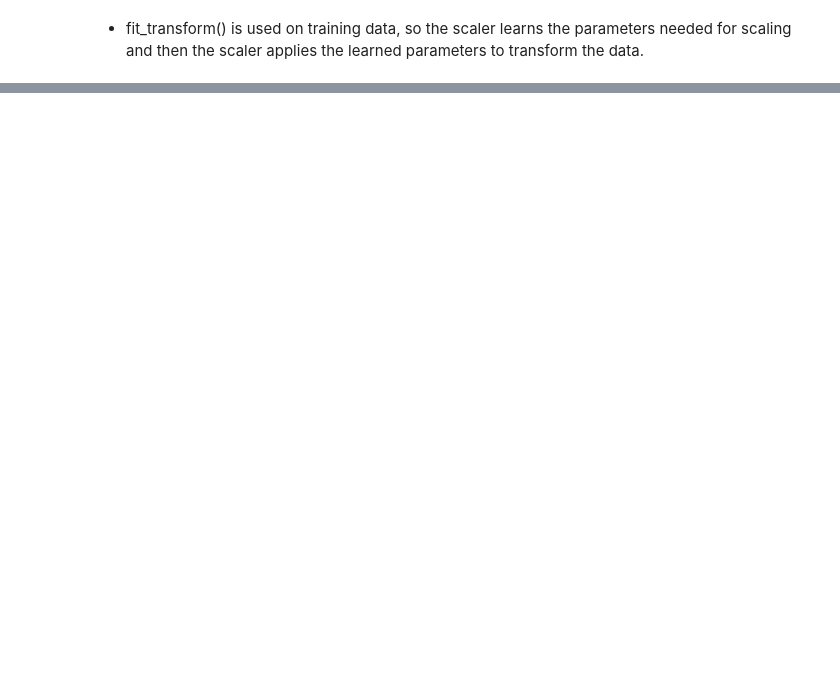
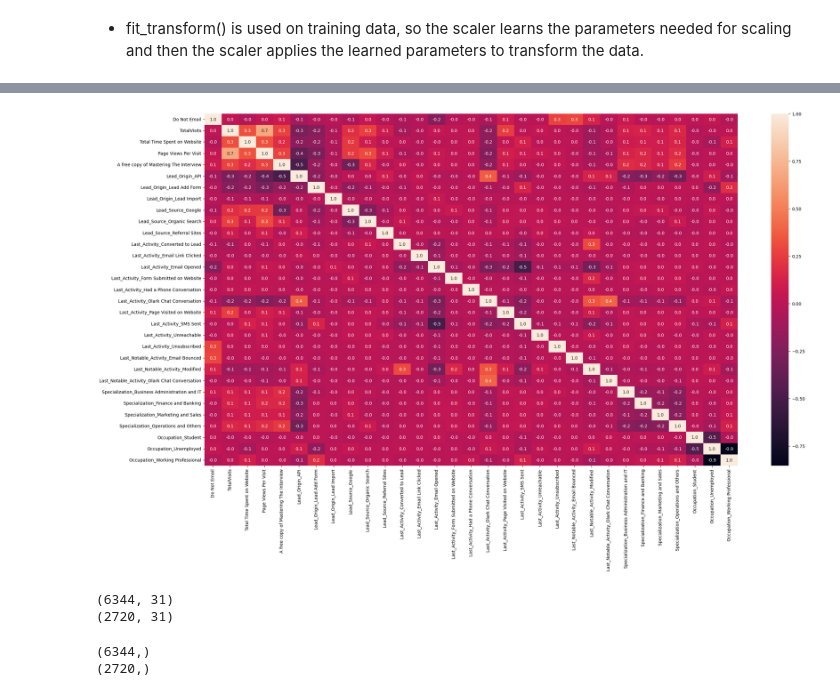
Before and after one commit to Ashlesha-0204/Lead_Scoring_Case_Study, a Jupyter notebook: lead_score.ipynb, the cells around one changed output, grey strips where cells are left out. Drawn from its saved outputs; the diff is of its cells as text; code cells hidden in the pictures; blank space fills up the shorter version.

```diff
--- a/lead_score.ipynb
+++ b/lead_score.ipynb
@@ -959,0 +977,36 @@ X_train[['TotalVisits','Total Time Spent on Website', 'Page Views Per Visit' ]]
+# %%
+# Dropping highly correlated dummy variables
+X_test = X_test.drop(['Last_Notable_Activity_Unsubscribed','Last_Notable_Activity_Unreachable','Last_Notable_Activity_SMS Sent',
+                     'Last_Notable_Activity_Page Visited on Website','Last_Notable_Activity_Had a Phone Conversation','Last_Notable_Activity_Email Opened',
+                      'Last_Notable_Activity_Email Link Clicked','Lead_Source_Facebook','Lead_Source_Olark Chat','Lead_Source_Reference','Lead_Source_Welingak Website',
+                     'Last_Activity_Email Bounced','Lead_Source_Direct Traffic'], axis=1)
+
+X_train = X_train.drop(['Last_Notable_Activity_Unsubscribed','Last_Notable_Activity_Unreachable','Last_Notable_Activity_SMS Sent',
+                     'Last_Notable_Activity_Page Visited on Website','Last_Notable_Activity_Had a Phone Conversation','Last_Notable_Activity_Email Opened',
+                      'Last_Notable_Activity_Email Link Clicked','Lead_Source_Facebook','Lead_Source_Olark Chat','Lead_Source_Reference','Lead_Source_Welingak Website',
+                       'Last_Activity_Email Bounced','Lead_Source_Direct Traffic'], axis=1)
+# %%
+plt.figure(figsize=(25, 15))
+
+# Generate heatmap
+sns.heatmap(X_train.corr(), annot=True, fmt=".1f")
+
+# Adjust layout
+plt.tight_layout()
+plt.show()
+# %% [output]
+[figure, added]
+# %%
+# check shape and size
+print(X_train.shape)
+print(X_test.shape)
+# %% [output]
+(6344, 31)
+(2720, 31)
+# %%
+# check shape and size
+print(y_train.shape)
+print(y_test.shape)
+# %% [output]
+(6344,)
+(2720,)
```
Also changed, not shown: parts of 14 cells of this notebook.
